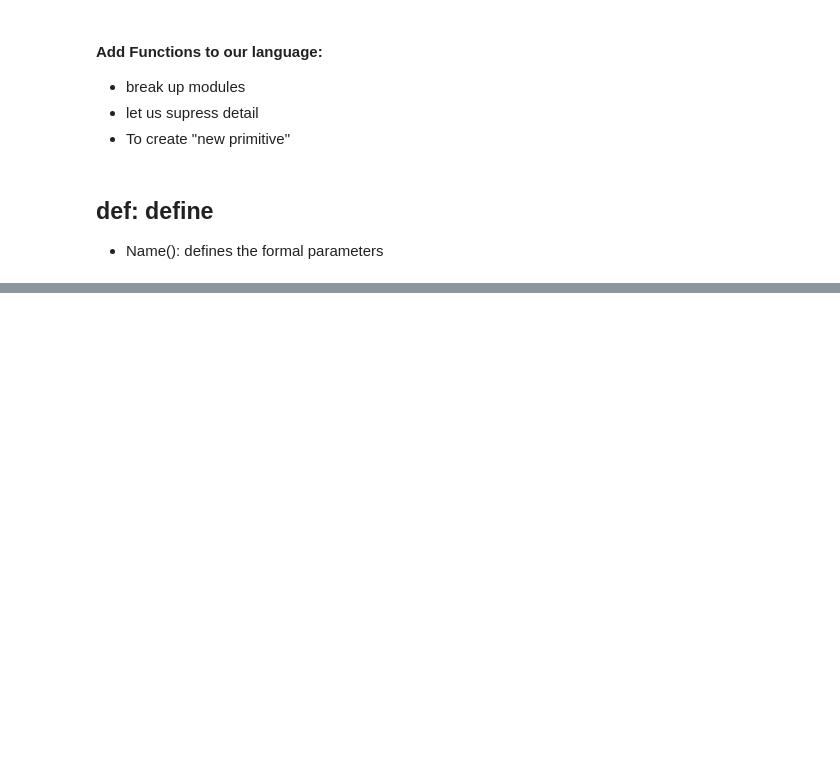
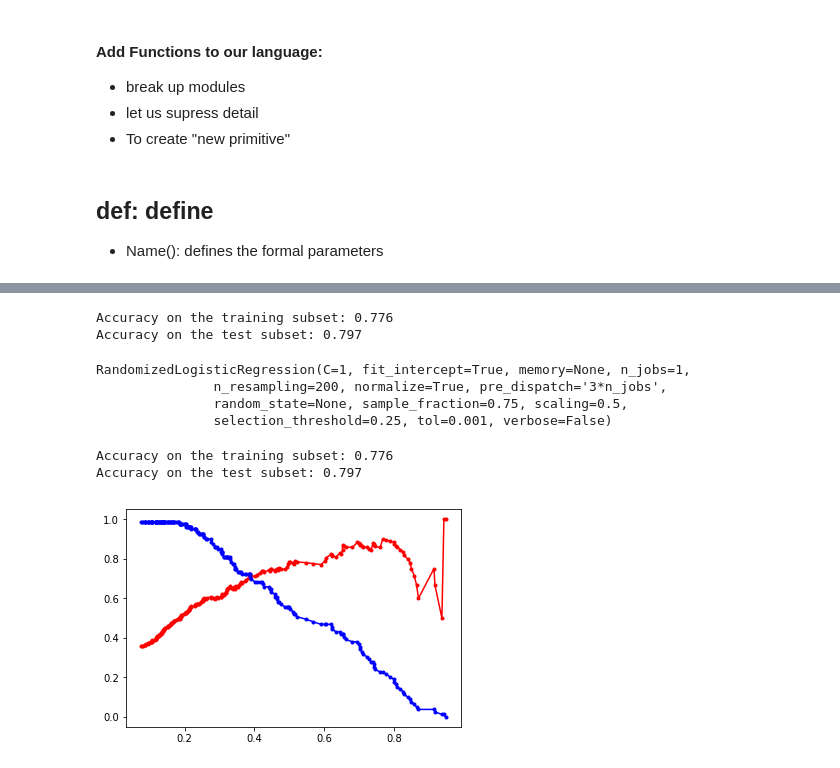
Before and after one commit to amitbhsingh/Python, a Jupyter notebook: machinelearningwithpython.ipynb, the cells around one changed output, grey strips where cells are left out. Drawn from its saved outputs; the diff is of its cells as text; code cells hidden in the pictures; blank space fills up the shorter version.

```diff
--- a/machinelearningwithpython.ipynb
+++ b/machinelearningwithpython.ipynb
@@ -336,0 +404,2 @@ the lobster | the killing of sacred deer
+# %%
+X_train, X_test, y_train, y_test = train_test_split(X, y, test_size=0.3, shuffle=False)
@@ -336,0 +409,9 @@ the lobster | the killing of sacred deer
+# %%
+clf=LogisticRegression(penalty='l2',random_state=None,solver='lbfgs',
+                          multi_class='ovr').fit(X_train,y_train)
+# %%
+print('Accuracy on the training subset: {:.3f}'.format(clf.score(X_train, y_train)))
+print('Accuracy on the test subset: {:.3f}'.format(clf.score(X_test, y_test)))
+# %% [output]
+Accuracy on the training subset: 0.776
+Accuracy on the test subset: 0.797
@@ -336,0 +420,13 @@ the lobster | the killing of sacred deer
+# %%
+clf2.fit(X_train,y_train)
+# %% [output]
+RandomizedLogisticRegression(C=1, fit_intercept=True, memory=None, n_jobs=1,
+               n_resampling=200, normalize=True, pre_dispatch='3*n_jobs',
+               random_state=None, sample_fraction=0.75, scaling=0.5,
+               selection_threshold=0.25, tol=0.001, verbose=False)
+# %%
+print('Accuracy on the training subset: {:.3f}'.format(clf.score(X_train, y_train)))
+print('Accuracy on the test subset: {:.3f}'.format(clf.score(X_test, y_test)))
+# %% [output]
+Accuracy on the training subset: 0.776
+Accuracy on the test subset: 0.797
@@ -336,0 +435,5 @@ the lobster | the killing of sacred deer
+# %%
+probs=clf.predict_proba(X_test)
+probs=probs[:,1]
+yhat=clf.predict(X_test)
+precision, recall, thresholds = precision_recall_curve(y_test, probs)
@@ -336,0 +442,6 @@ the lobster | the killing of sacred deer
+# %%
+plt.plot(thresholds, precision[1:] , marker='.',color='r')
+plt.plot(thresholds, recall[1:] , marker='.',color='b')
+plt.show()
+# %% [output]
+[figure, added]
```
Also changed, not shown: parts of 40 cells of this notebook, 6 other files.
